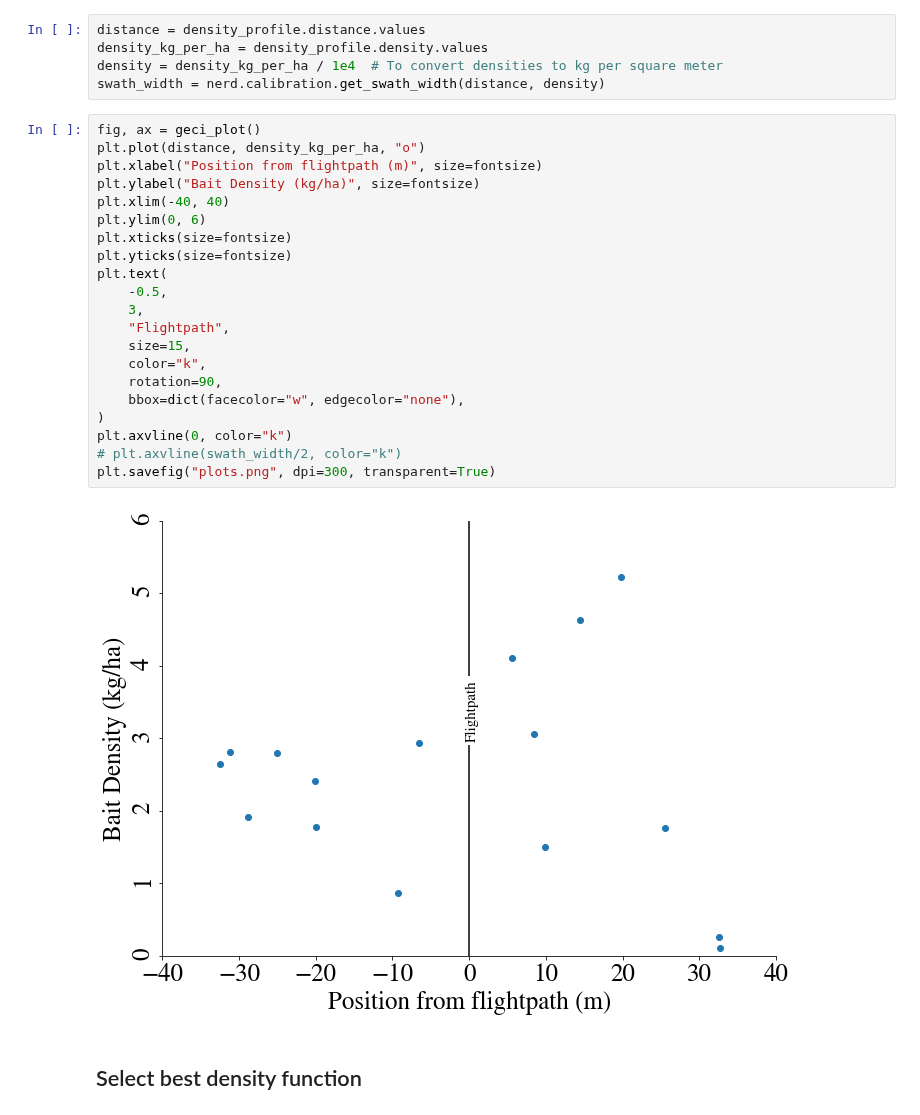
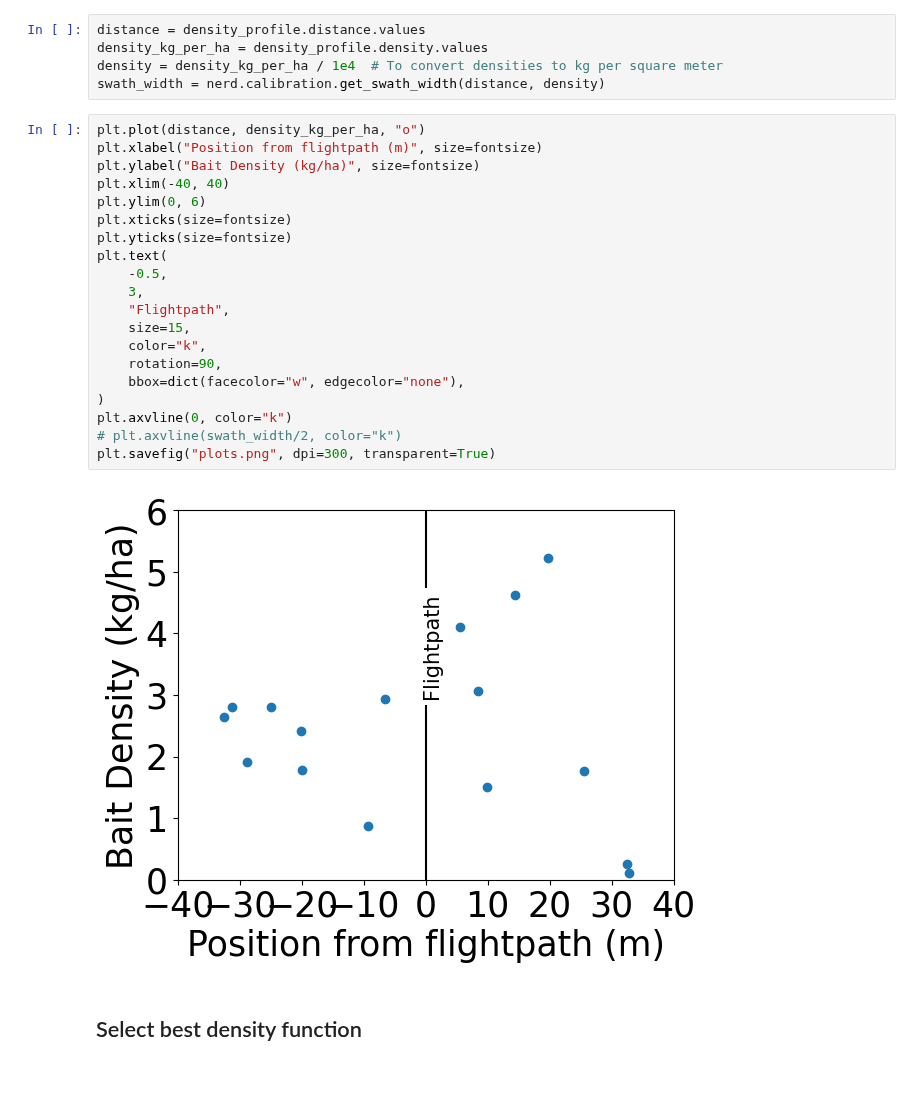
Before and after one commit to siduartep/nerd, a Jupyter notebook: examples/calibration-demo.ipynb, the cells around one changed output. Drawn from its saved outputs; the diff is of its cells as text; blank space fills up the shorter version.

```diff
--- a/examples/calibration-demo.ipynb
+++ b/examples/calibration-demo.ipynb
@@ -48,28 +47,27 @@ density_kg_per_ha = density_profile.density.values
 density = density_kg_per_ha / 1e4  # To convert densities to kg per square meter
 swath_width = nerd.calibration.get_swath_width(distance, density)
 # %%
-fig, ax = geci_plot()
 plt.plot(distance, density_kg_per_ha, "o")
 plt.xlabel("Position from flightpath (m)", size=fontsize)
 plt.ylabel("Bait Density (kg/ha)", size=fontsize)
 plt.xlim(-40, 40)
 plt.ylim(0, 6)
 plt.xticks(size=fontsize)
 plt.yticks(size=fontsize)
 plt.text(
     -0.5,
     3,
     "Flightpath",
     size=15,
     color="k",
     rotation=90,
     bbox=dict(facecolor="w", edgecolor="none"),
 )
 plt.axvline(0, color="k")
 # plt.axvline(swath_width/2, color="k")
 plt.savefig("plots.png", dpi=300, transparent=True)
 # %% [output]
-[figure, old version]
+[figure, new version]
 # %% [markdown]
 ## Select best density function
 # %%
```
Also changed, not shown: parts of 5 cells of this notebook.
